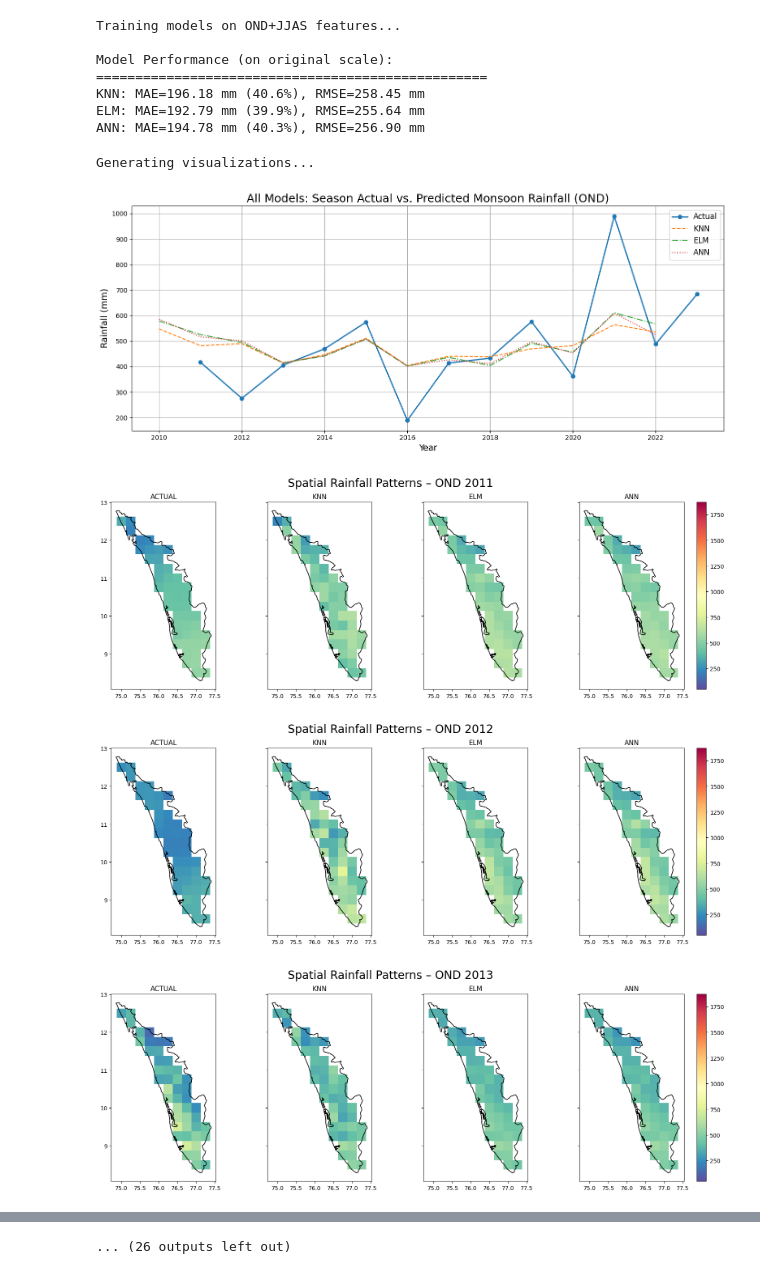
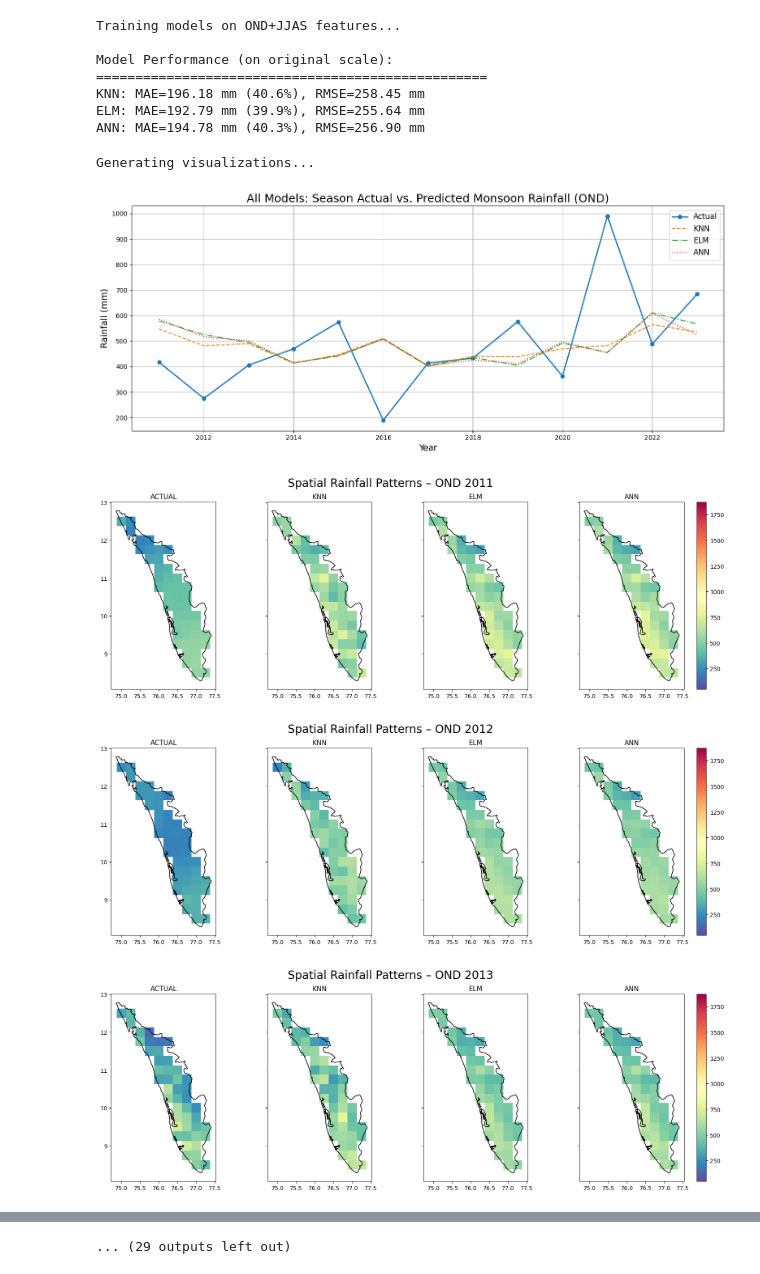
Before and after one commit to RejoyJohny/Rainfall, a Jupyter notebook: OND_with_JJAS.ipynb, the cells around one changed output, grey strips where cells are left out. Drawn from its saved outputs; the diff is of its cells as text; code cells hidden in the pictures.

```diff
--- a/OND_with_JJAS.ipynb
+++ b/OND_with_JJAS.ipynb
@@ -358,8 +358,10 @@ def visualize_results(test_meta_df, y_true_orig, y_pred_knn, y_pred_elm, y_pred_
     plot_df['KNN_PRED'] = y_pred_knn
     plot_df['ELM_PRED'] = y_pred_elm
     plot_df['ANN_PRED'] = y_pred_ann
-    # Predictions correspond to YEAR - 1 (they were made using data up to previous year)
-    plot_df['PRED_YEAR'] = plot_df['YEAR'] - 1
+
+    #plot_df['PRED_YEAR'] = plot_df['YEAR'] - 1
+    # Predictions correspond to the same YEAR as the actual values
+    plot_df['PRED_YEAR'] = plot_df['YEAR']
     actual_yearly = plot_df.groupby('YEAR')['ACTUAL'].mean()
     knn_yearly = plot_df.groupby('PRED_YEAR')['KNN_PRED'].mean()
     elm_yearly = plot_df.groupby('PRED_YEAR')['ELM_PRED'].mean()
@@ -377,17 +379,19 @@ def visualize_results(test_meta_df, y_true_orig, y_pred_knn, y_pred_elm, y_pred_
     plt.tight_layout()
     plt.show()
 
+
 def visualize_spatial_predictions(test_meta_df, y_true, y_pred_knn, y_pred_elm, y_pred_ann, kerala_shape):
     """Spatial rainfall maps with temporal alignment:
     - ACTUAL at YEAR
-    - Predictions at YEAR - 1
+    - Predictions at YEAR
     """
     results_df = test_meta_df.copy()
     results_df['ACTUAL'] = y_true
     results_df['KNN'] = y_pred_knn
     results_df['ELM'] = y_pred_elm
     results_df['ANN'] = y_pred_ann
-    results_df['PRED_YEAR'] = results_df['YEAR'] - 1
+    results_df['PRED_YEAR'] = results_df['YEAR']
+    #results_df['PRED_YEAR'] = results_df['YEAR'] - 1
     models_pred = ['KNN', 'ELM', 'ANN']
     # compute global color limits
     all_values = np.concatenate([results_df['ACTUAL'].values.flatten(), results_df['KNN'].values.flatten(), results_df['ELM'].values.flatten(), results_df['ANN'].values.flatten()])
@@ -433,13 +437,15 @@ def visualize_spatial_predictions(test_meta_df, y_true, y_pred_knn, y_pred_elm,
         plt.tight_layout(rect=[0, 1, 0, 0.95])
         plt.show()
 
+
 def visualize_spatial_error(test_meta_df, y_true, y_pred_knn, y_pred_elm, y_pred_ann):
     results_df = test_meta_df.copy()
     results_df['ACTUAL'] = y_true
     results_df['KNN_PRED'] = y_pred_knn
     results_df['ELM_PRED'] = y_pred_elm
     results_df['ANN_PRED'] = y_pred_ann
-    results_df['PRED_YEAR'] = results_df['YEAR'] - 1
+    results_df['PRED_YEAR'] = results_df['YEAR']
+    #results_df['PRED_YEAR'] = results_df['YEAR'] -1
     actual_df = results_df[['YEAR', 'LATITUDE', 'LONGITUDE', 'ACTUAL']]
     pred_df = results_df[['PRED_YEAR', 'LATITUDE', 'LONGITUDE', 'KNN_PRED', 'ELM_PRED', 'ANN_PRED']].rename(columns={'PRED_YEAR': 'YEAR'})
     merged_df = pd.merge(actual_df, pred_df, on=['YEAR', 'LATITUDE', 'LONGITUDE'], how='inner')
@@ -467,35 +473,35 @@ def visualize_spatial_error(test_meta_df, y_true, y_pred_knn, y_pred_elm, y_pred
         mesh = None
         for i, model_error in enumerate(model_errors):
             ax = axes[i]
             try:
                 pivot_df = year_df.pivot(index='LATITUDE', columns='LONGITUDE', values=model_error)
                 lons = pivot_df.columns
                 lats = pivot_df.index
                 data = pivot_df.values
                 mesh = ax.pcolormesh(lons, lats, data, cmap='Reds', norm=norm)
                 ax.set_title(model_error.replace('_', ' '))
                 ax.set_xlabel('Longitude')
                 if i == 0:
                     ax.set_ylabel('Latitude')
             except Exception as e:
                 ax.text(0.5, 0.5, f'Could not plot:\n{e}', ha='center', va='center')
                 ax.set_title(model_error.replace('_', ' '))
         if mesh is not None:
             fig.colorbar(mesh, ax=axes, orientation='vertical', label='Absolute Error (mm)', fraction=0.02, pad=0.04)
         plt.tight_layout(rect=[0, 0, 0, 0.96])
         plt.show()
 
 # Load Kerala shape and run visualizations
-shp_path = r"ne_10m_admin_1_states_provinces\ne_10m_admin_1_states_provinces.shp"
+shp_path = r"ne_10m_admin_1_states_provinces\\ne_10m_admin_1_states_provinces.shp"
 india_states = gpd.read_file(shp_path)
 kerala_shape = india_states[(india_states["admin"] == "India") & (india_states["name"] == "Kerala")].to_crs(epsg=4326)
 print("Generating visualizations...")
 visualize_results(y_test_meta, y_true_orig, y_pred_knn_orig, y_pred_elm_orig, y_pred_ann_orig)
 visualize_spatial_predictions(y_test_meta, y_true_orig, y_pred_knn_orig, y_pred_elm_orig, y_pred_ann_orig, kerala_shape)
 visualize_spatial_error(y_test_meta, y_true_orig, y_pred_knn_orig, y_pred_elm_orig, y_pred_ann_orig)
 # %% [output]
 Generating visualizations...
-[figure, old version]
+[figure, new version]
-[figure, old version]
+[figure, new version]
-[figure, old version]
+[figure, new version]
-[figure, old version]
+[figure, new version]
@@ -509 +515 @@ Generating visualizations...
-... (26 outputs left out)
+... (29 outputs left out)
```
Also changed, not shown: parts of 1 cell of this notebook, 1 other file.
